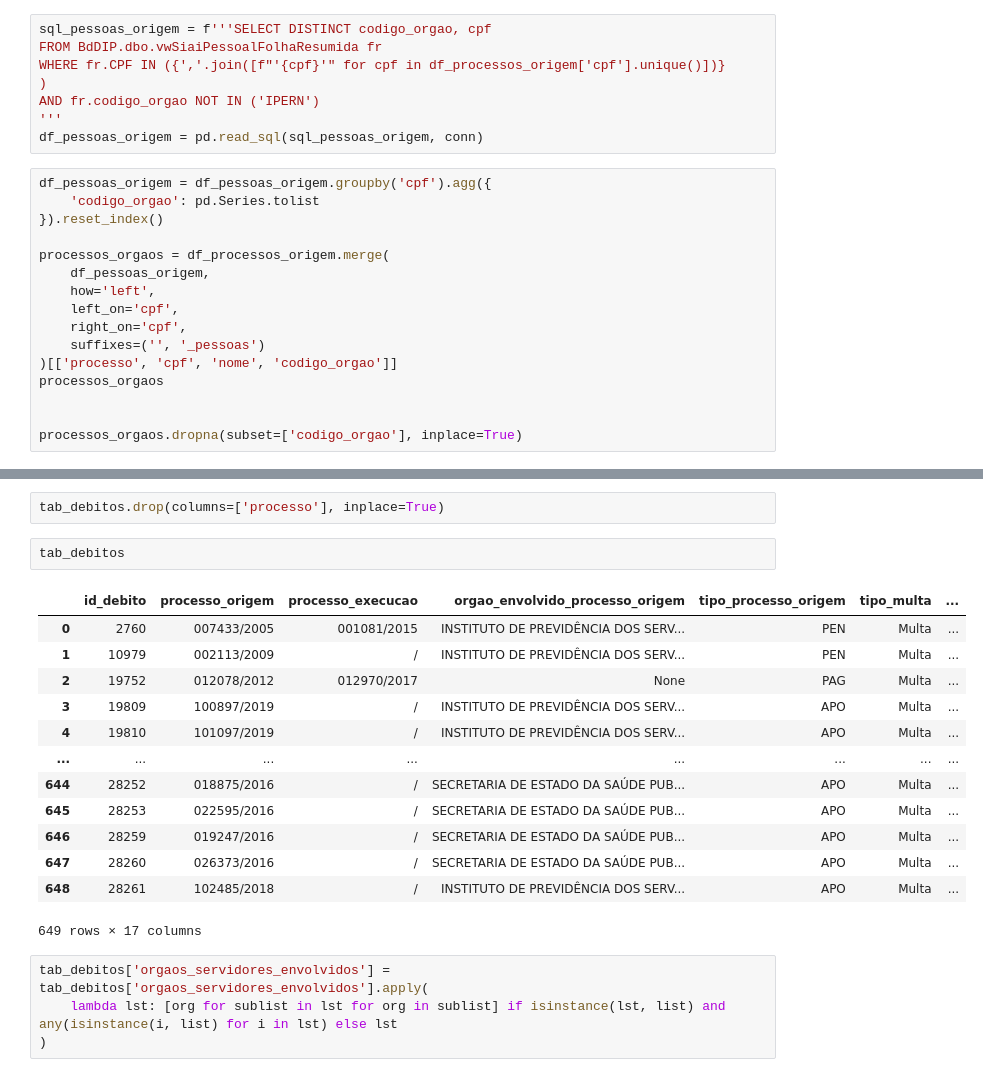
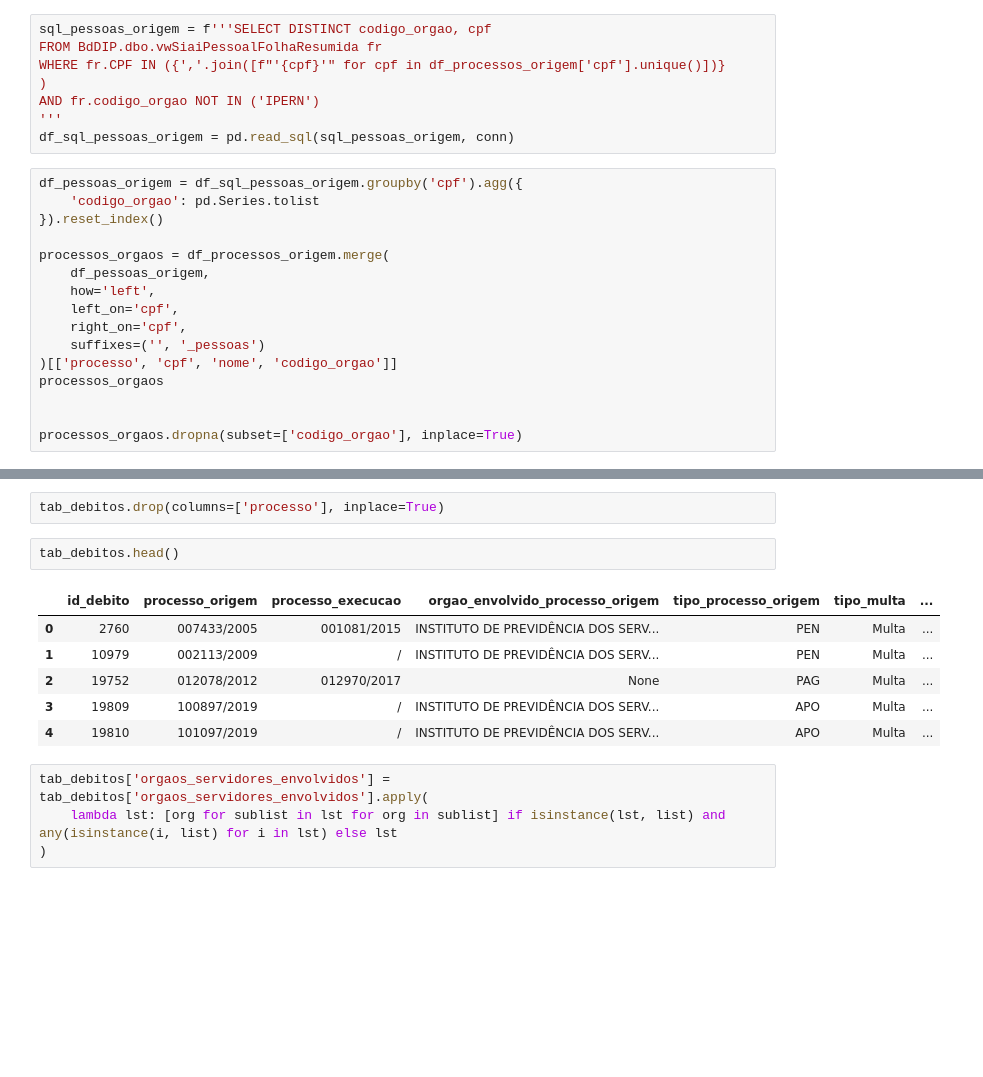
Before and after one commit to eduardoplima/ccd, a Jupyter notebook: scripts/vantagens_trans.ipynb, the cells around one changed output, grey strips where cells are left out. Cells and saved outputs as stored; diff of their text form; blank space fills up the shorter version.

```diff
--- a/scripts/vantagens_trans.ipynb
+++ b/scripts/vantagens_trans.ipynb
@@ -257,9 +257,9 @@ WHERE fr.CPF IN ({','.join([f"'{cpf}'" for cpf in df_processos_origem['cpf'].uni
 )
 AND fr.codigo_orgao NOT IN ('IPERN')
 '''
-df_pessoas_origem = pd.read_sql(sql_pessoas_origem, conn)
+df_sql_pessoas_origem = pd.read_sql(sql_pessoas_origem, conn)
 # %%
-df_pessoas_origem = df_pessoas_origem.groupby('cpf').agg({
+df_pessoas_origem = df_sql_pessoas_origem.groupby('cpf').agg({
     'codigo_orgao': pd.Series.tolist
 }).reset_index()
 
@@ -365,21 +365,14 @@ tab_debitos['valor_multa'] = tab_debitos['valor_multa'].apply(lambda x: locale.c
 # %%
 tab_debitos.drop(columns=['processo'], inplace=True)
 # %%
-tab_debitos
+tab_debitos.head()
 # %% [output]
 |  | id_debito | processo_origem | processo_execucao | orgao_envolvido_processo_origem | tipo_processo_origem | tipo_multa | ... |
 | 0 | 2760 | 007433/2005 | 001081/2015 | INSTITUTO DE PREVIDÊNCIA DOS SERV... | PEN | Multa | ... |
 | 1 | 10979 | 002113/2009 | / | INSTITUTO DE PREVIDÊNCIA DOS SERV... | PEN | Multa | ... |
 | 2 | 19752 | 012078/2012 | 012970/2017 | None | PAG | Multa | ... |
 | 3 | 19809 | 100897/2019 | / | INSTITUTO DE PREVIDÊNCIA DOS SERV... | APO | Multa | ... |
 | 4 | 19810 | 101097/2019 | / | INSTITUTO DE PREVIDÊNCIA DOS SERV... | APO | Multa | ... |
-| ... | ... | ... | ... | ... | ... | ... | ... |
-| 644 | 28252 | 018875/2016 | / | SECRETARIA DE ESTADO DA SAÚDE PUB... | APO | Multa | ... |
-| 645 | 28253 | 022595/2016 | / | SECRETARIA DE ESTADO DA SAÚDE PUB... | APO | Multa | ... |
-| 646 | 28259 | 019247/2016 | / | SECRETARIA DE ESTADO DA SAÚDE PUB... | APO | Multa | ... |
-| 647 | 28260 | 026373/2016 | / | SECRETARIA DE ESTADO DA SAÚDE PUB... | APO | Multa | ... |
-| 648 | 28261 | 102485/2018 | / | INSTITUTO DE PREVIDÊNCIA DOS SERV... | APO | Multa | ... |
-649 rows × 17 columns
 # %%
 tab_debitos['orgaos_servidores_envolvidos'] = tab_debitos['orgaos_servidores_envolvidos'].apply(
     lambda lst: [org for sublist in lst for org in sublist] if isinstance(lst, list) and any(isinstance(i, list) for i in lst) else lst
```
Also changed, not shown: parts of 26 cells of this notebook, 5 other files.
